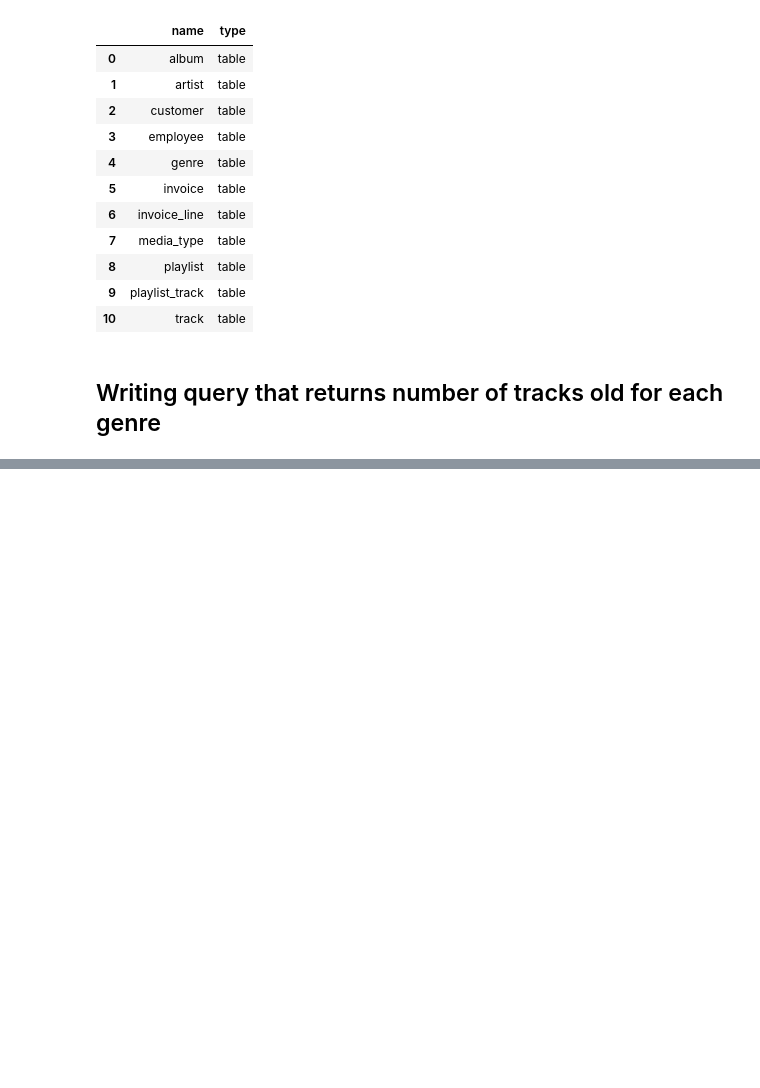
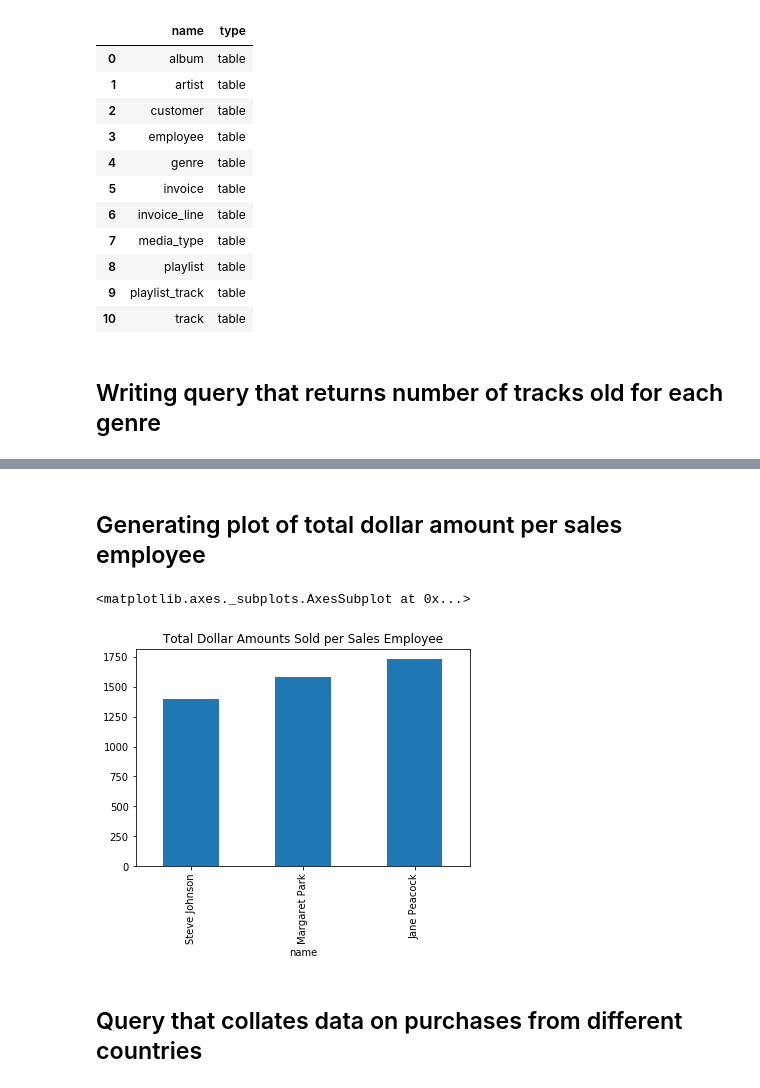
Before and after one commit to milesmackenzie/dataquest, a Jupyter notebook: step_4/sql_intermediate/project_sql/project_sql.ipynb, the cells around one changed output, grey strips where cells are left out. Saved outputs shown, nothing was run; the diff lists cells and outputs as text; code cells hidden in the pictures; blank space fills up the shorter version.

```diff
--- a/step_4/sql_intermediate/project_sql/project_sql.ipynb
+++ b/step_4/sql_intermediate/project_sql/project_sql.ipynb
@@ -103,0 +138,12 @@ run_query(q)
+# %%
+q = """
+WITH
+    names AS
+        (SELECT * FROM employee e
+        INNER JOIN customer c ON c.support_rep_id = e.employee_id
+        INNER JOIN invoice i ON i.customer_id = c.customer_id
+        )
+
+SELECT SUM(total) total_amount_sold, first_name || " " || last_name name, title, hire_date FROM names GROUP BY 2 ORDER BY 4 DESC;
+"""
+run_query(q)
@@ -103,0 +157,16 @@ run_query(q)
+# %% [markdown]
+## Generating plot of total dollar amount per sales employee
+# %%
+with sqlite3.connect('chinook.db') as conn:
+    df = pd.read_sql_query(q,conn)
+
+df.set_index("name", inplace=True, drop=True)
+
+df["total_amount_sold"].plot.bar(
+    title="Total Dollar Amounts Sold per Sales Employee"
+)
+# %% [output]
+<matplotlib.axes._subplots.AxesSubplot at 0x...>
+[figure, added]
+# %% [markdown]
+## Query that collates data on purchases from different countries
```
Also changed, not shown: parts of 15 cells of this notebook.
